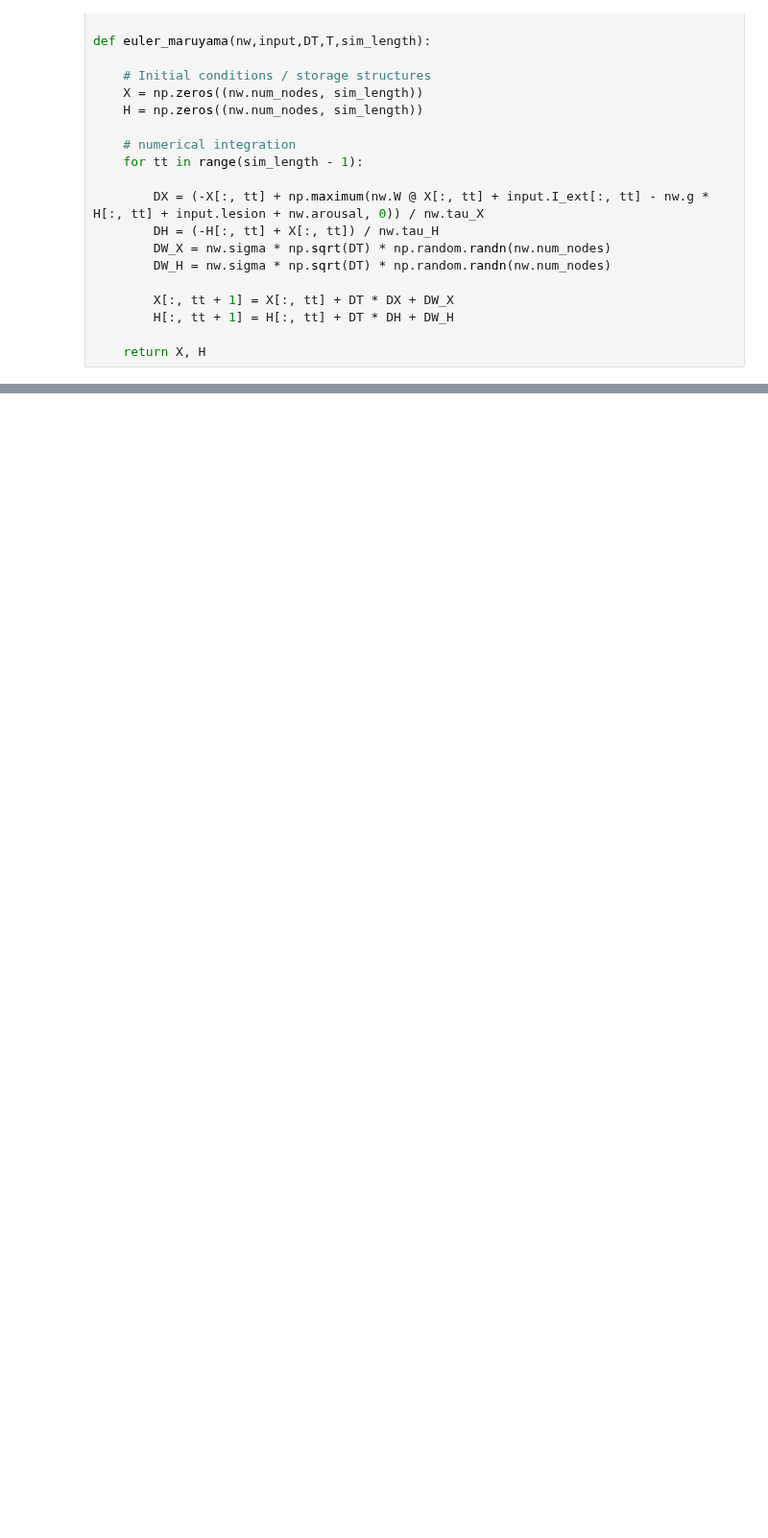
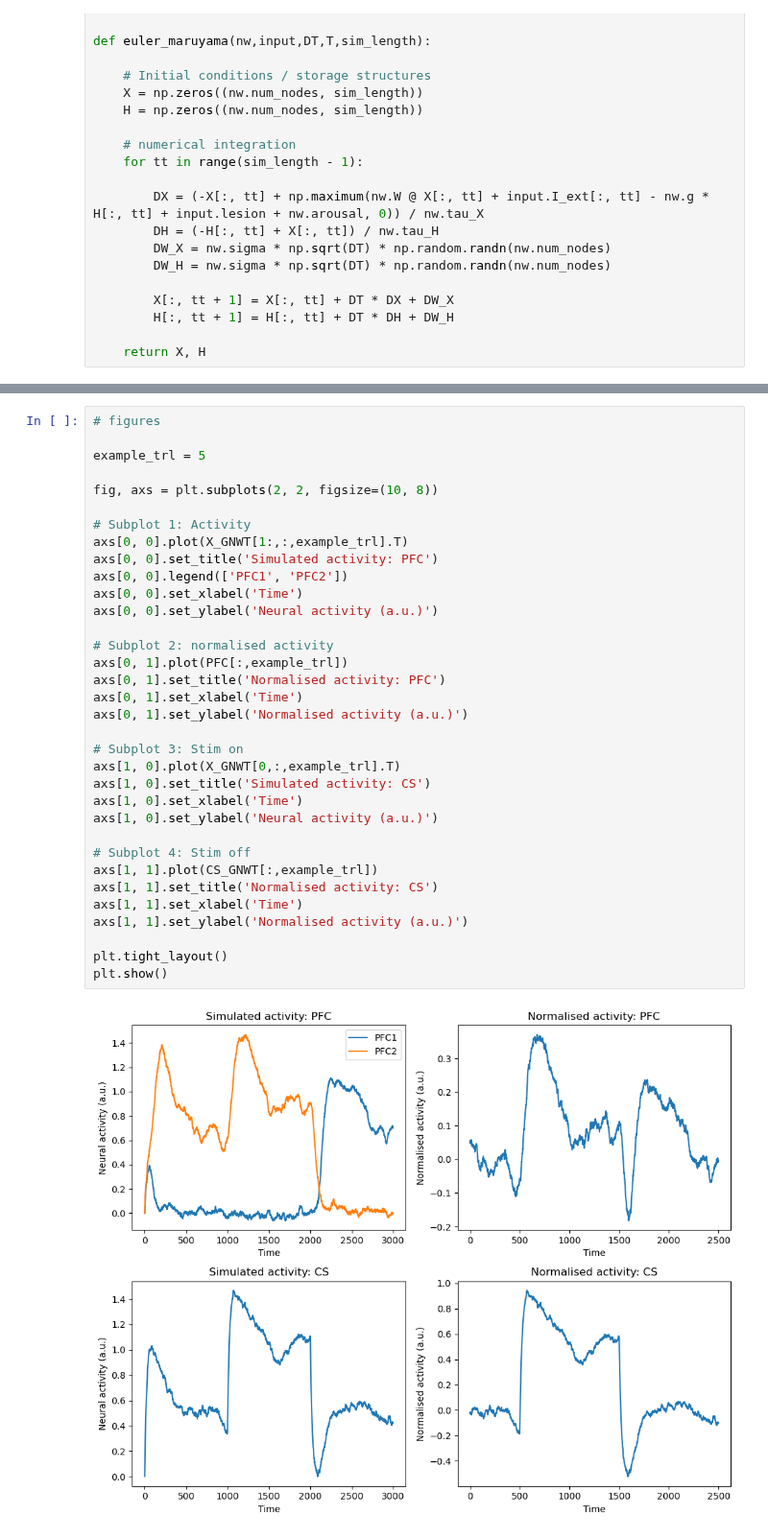
Before and after one commit to anniegbryant/MEG_functional_connectivity, a Jupyter notebook: PythonModel/CogitateModels.ipynb, the cells around one changed output, grey strips where cells are left out. Shown at 96% size. Drawn from its saved outputs; the diff is of its cells as text; blank space fills up the shorter version.

```diff
--- a/PythonModel/CogitateModels.ipynb
+++ b/PythonModel/CogitateModels.ipynb
@@ -177 +162,37 @@ Text(0, 0.5, 'Firing rate (a.u.)')
+# %%
+# figures
+
+example_trl = 5
+
+fig, axs = plt.subplots(2, 2, figsize=(10, 8))
+
+# Subplot 1: Activity
+axs[0, 0].plot(X_GNWT[1:,:,example_trl].T)
+axs[0, 0].set_title('Simulated activity: PFC')
+axs[0, 0].legend(['PFC1', 'PFC2'])
+axs[0, 0].set_xlabel('Time')
+axs[0, 0].set_ylabel('Neural activity (a.u.)')
+
+# Subplot 2: normalised activity
+axs[0, 1].plot(PFC[:,example_trl])
+axs[0, 1].set_title('Normalised activity: PFC')
+axs[0, 1].set_xlabel('Time')
+axs[0, 1].set_ylabel('Normalised activity (a.u.)')
+
+# Subplot 3: Stim on
+axs[1, 0].plot(X_GNWT[0,:,example_trl].T)
+axs[1, 0].set_title('Simulated activity: CS')
+axs[1, 0].set_xlabel('Time')
+axs[1, 0].set_ylabel('Neural activity (a.u.)')
+
+# Subplot 4: Stim off
+axs[1, 1].plot(CS_GNWT[:,example_trl])
+axs[1, 1].set_title('Normalised activity: CS')
+axs[1, 1].set_xlabel('Time')
+axs[1, 1].set_ylabel('Normalised activity (a.u.)')
+
+plt.tight_layout()
+plt.show()
+# %% [output]
+[figure, added]
 # %%
```
Also changed, not shown: parts of 7 cells of this notebook, 5 other files.
